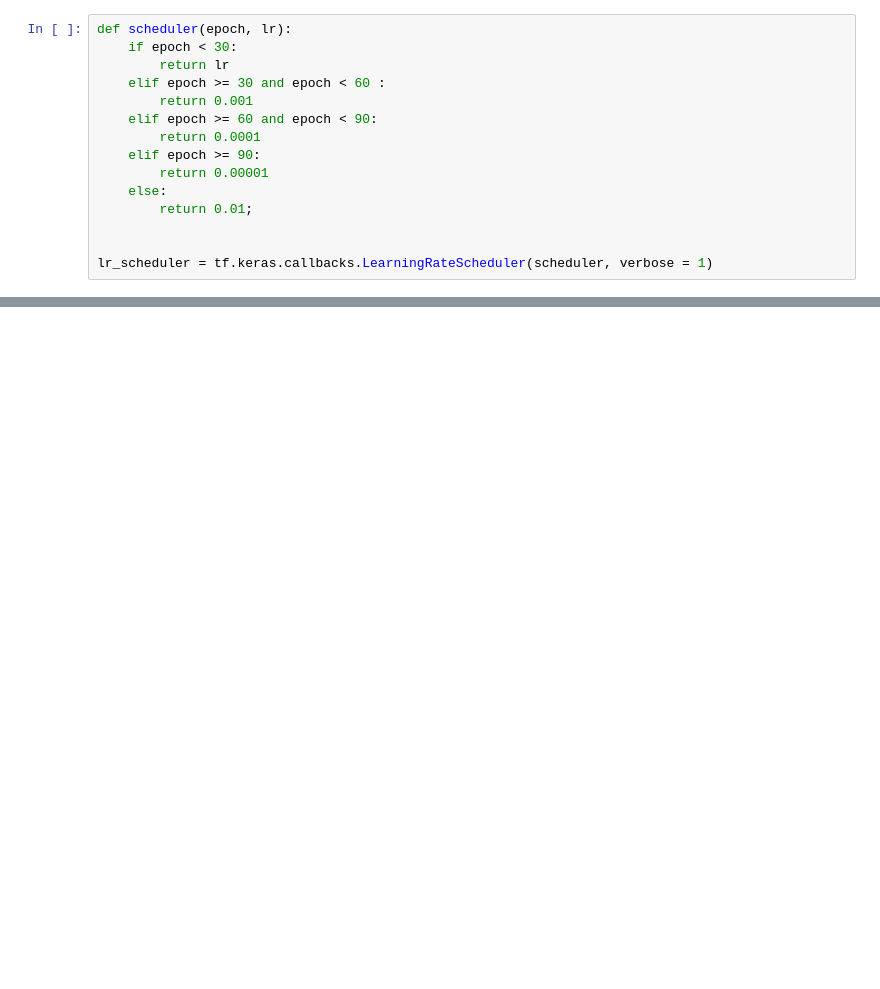
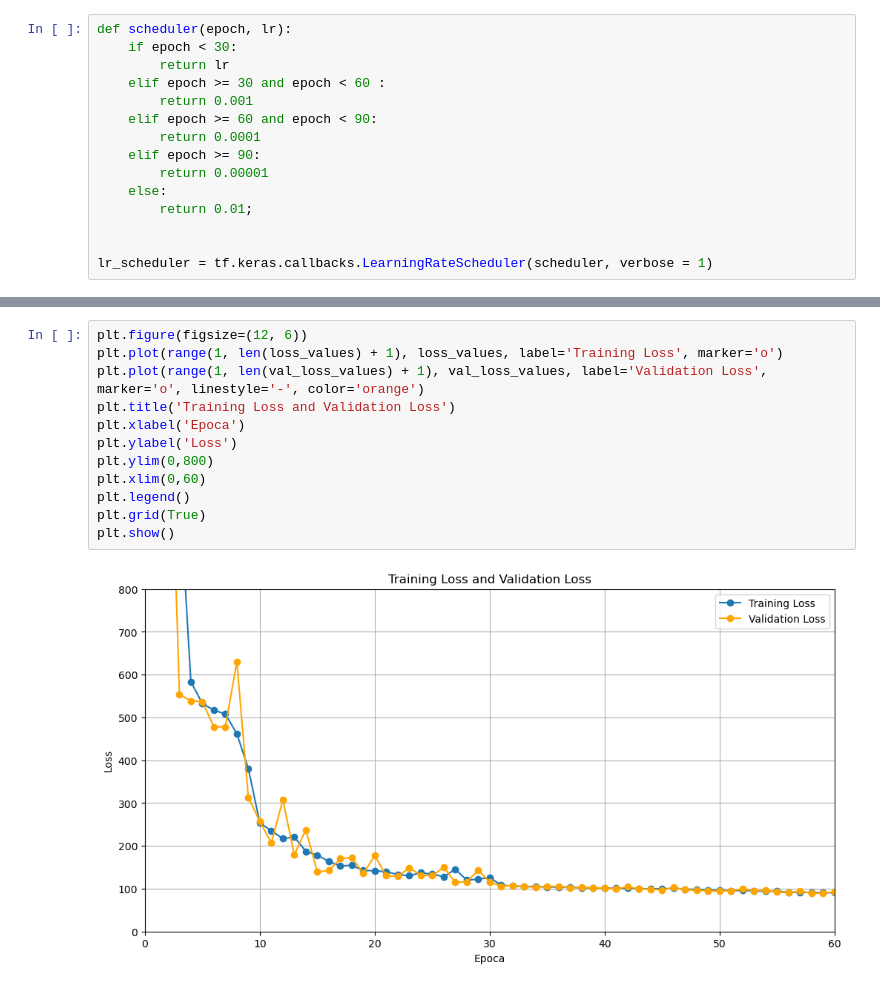
Before and after one commit to AliquodFahriam/tinyML, a Jupyter notebook: Riproduzione/Riproduzione_PW/riproduzione_pw_large.ipynb, the cells around one changed output, grey strips where cells are left out. Drawn from its saved outputs; the diff is of its cells as text; blank space fills up the shorter version.

```diff
--- a/Riproduzione/Riproduzione_PW/riproduzione_pw_large.ipynb
+++ b/Riproduzione/Riproduzione_PW/riproduzione_pw_large.ipynb
@@ -306,0 +331,14 @@ WARNING:absl:Found untraced functions such as lstm_cell_layer_call_fn, lstm_cell
+# %%
+plt.figure(figsize=(12, 6))
+plt.plot(range(1, len(loss_values) + 1), loss_values, label='Training Loss', marker='o')
+plt.plot(range(1, len(val_loss_values) + 1), val_loss_values, label='Validation Loss', marker='o', linestyle='-', color='orange')
+plt.title('Training Loss and Validation Loss')
+plt.xlabel('Epoca')
+plt.ylabel('Loss')
+plt.ylim(0,800)
+plt.xlim(0,60)
+plt.legend()
+plt.grid(True)
+plt.show()
+# %% [output]
+[figure, added]
```
Also changed, not shown: parts of 6 cells of this notebook, 25 other files.
